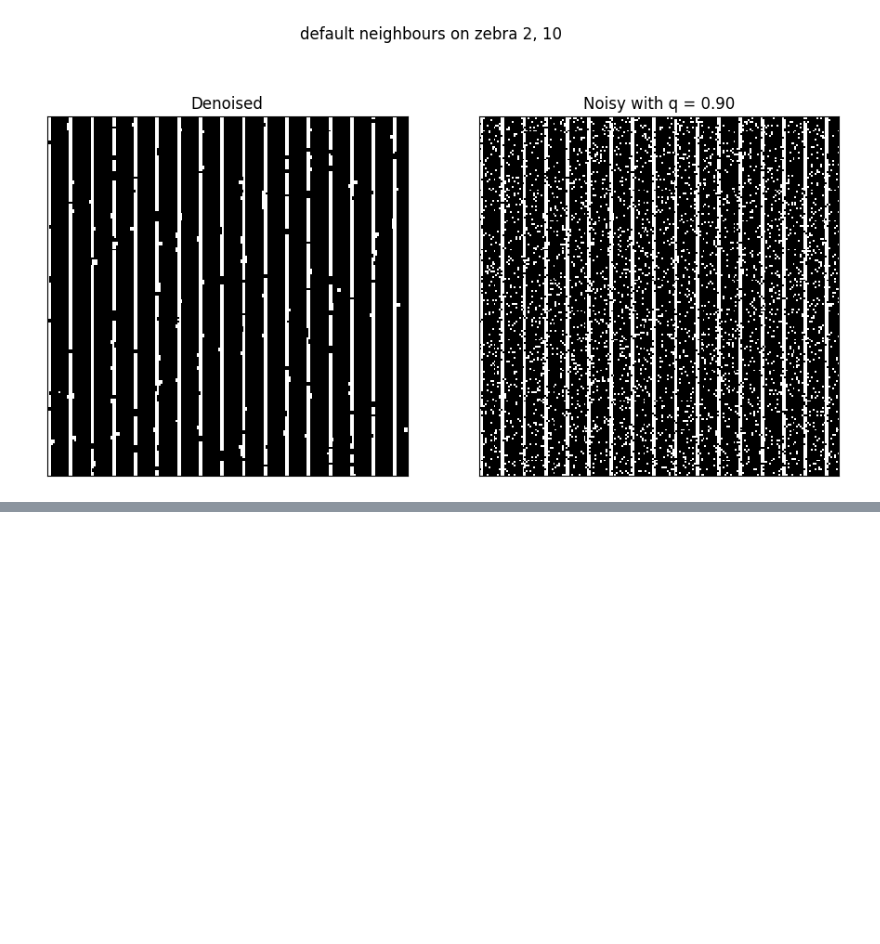
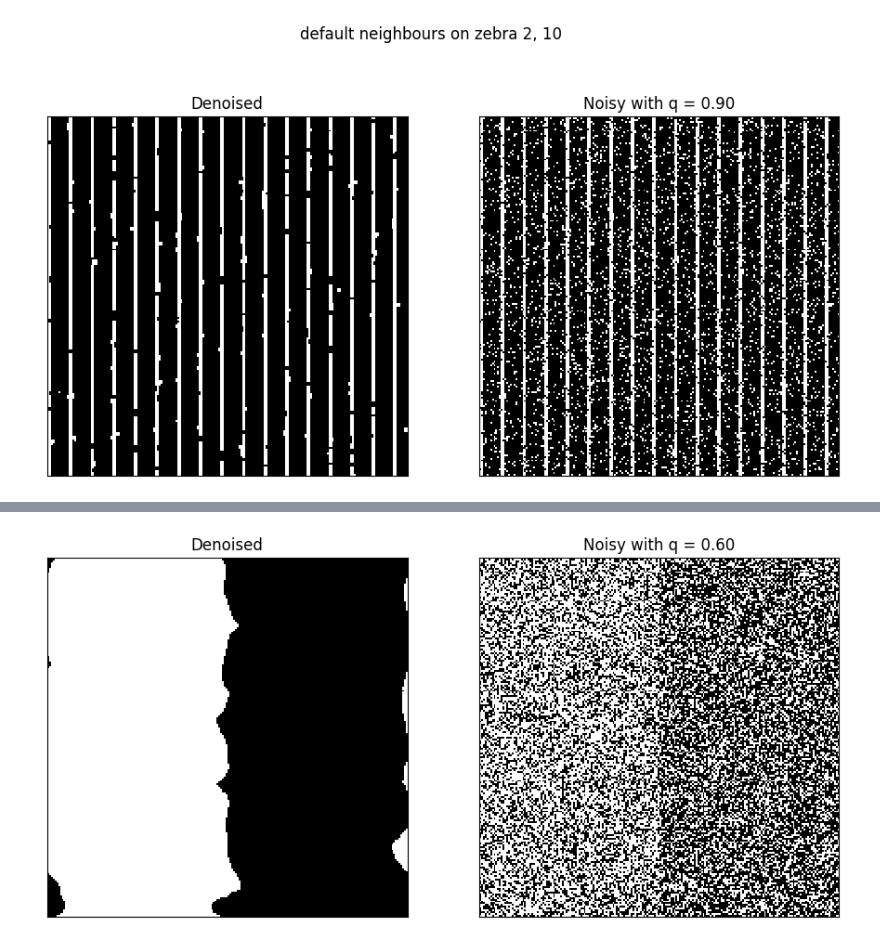
Before and after one commit to szuvarska/ImageDenoising, a Jupyter notebook: zebra_stripes.ipynb, the cells around one changed output, grey strips where cells are left out. Drawn from its saved outputs; the diff is of its cells as text; code cells hidden in the pictures; blank space fills up the shorter version.

```diff
--- a/zebra_stripes.ipynb
+++ b/zebra_stripes.ipynb
@@ -60,0 +102,11 @@ denoise(
+# %%
+denoise(
+    img,
+    noise_strength=0.6,
+    extfield_strength=0.6,
+    burnin=50000,
+    loops=5000000,
+    use_default_neighbours=False,
+)
+# %% [output]
+[figure, added]
```
Also changed, not shown: parts of 9 cells of this notebook, 4 other files.
